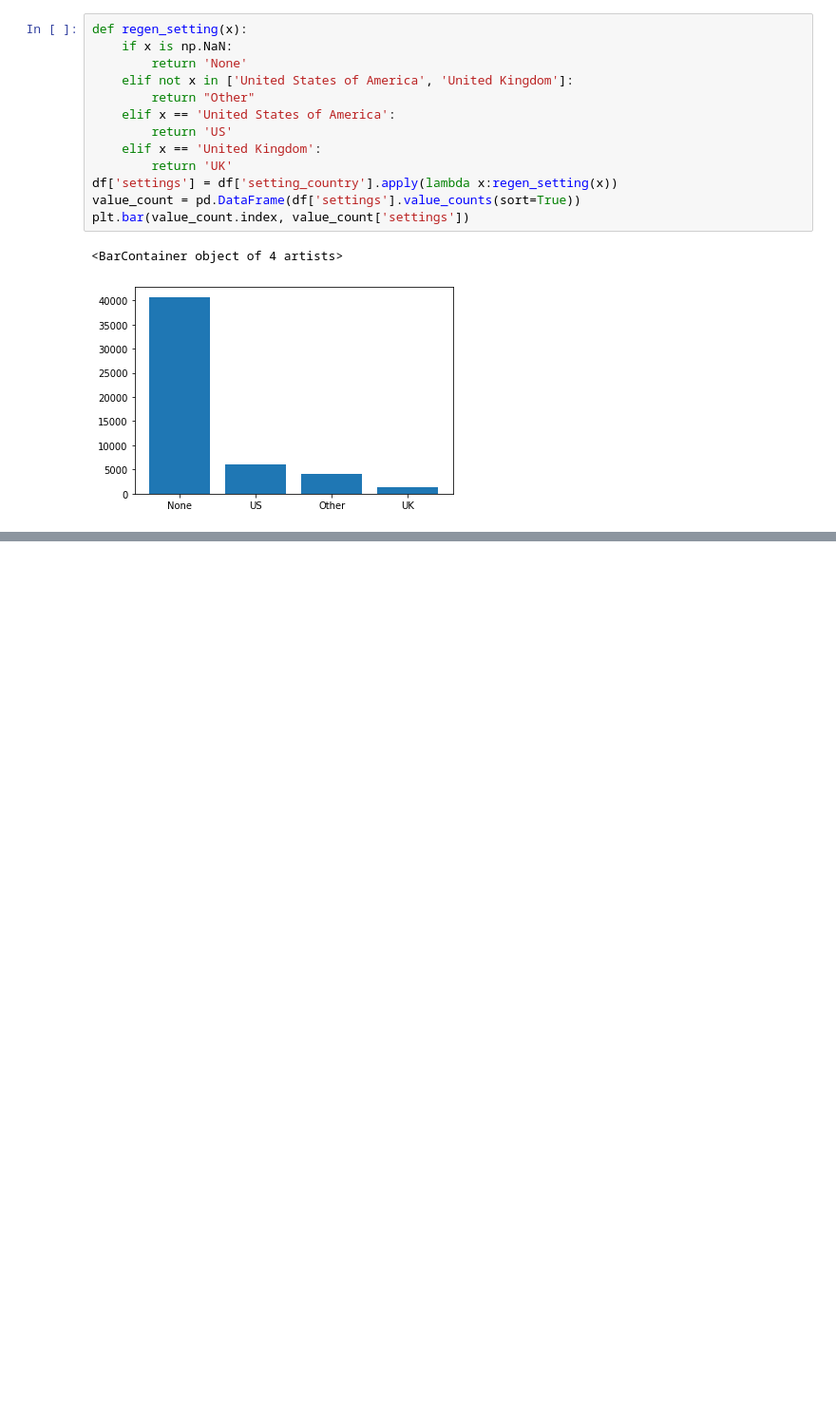
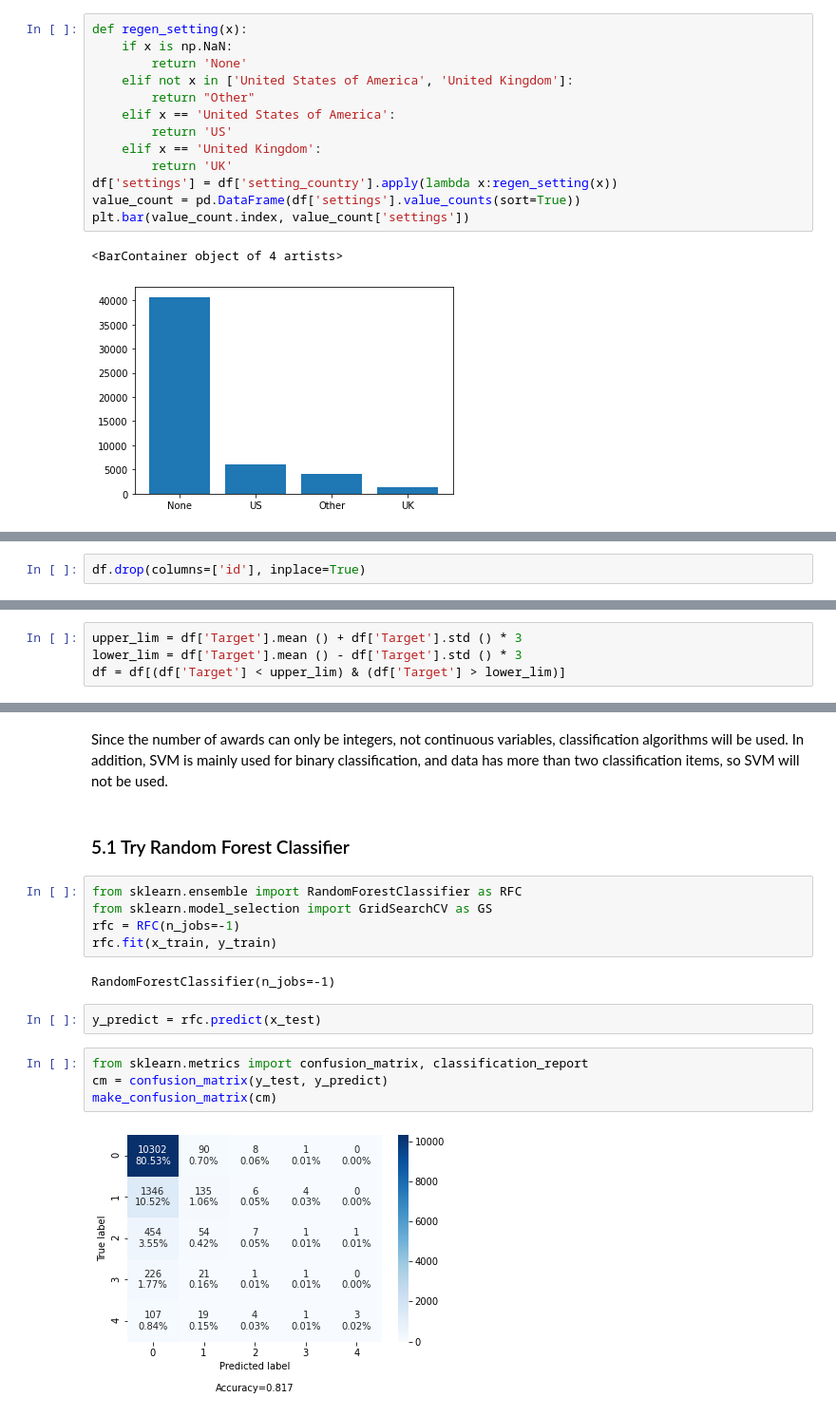
Before and after one commit to Eric-liucn/Book-Data-Analysis, a Jupyter notebook: ML.ipynb, the cells around one changed output, grey strips where cells are left out. Shown at 95% size. Saved outputs shown, nothing was run; the diff lists cells and outputs as text; blank space fills up the shorter version.

```diff
--- a/ML.ipynb
+++ b/ML.ipynb
@@ -365,0 +510,2 @@ Name: four_star_ratings, dtype: float64
+# %%
+df.drop(columns=['id'], inplace=True)
@@ -365,0 +529,4 @@ Name: four_star_ratings, dtype: float64
+# %%
+upper_lim = df['Target'].mean () + df['Target'].std () * 3
+lower_lim = df['Target'].mean () - df['Target'].std () * 3
+df = df[(df['Target'] < upper_lim) & (df['Target'] > lower_lim)]
@@ -365,0 +609,19 @@ Name: four_star_ratings, dtype: float64
+# %% [markdown]
+Since the number of awards can only be integers, not continuous variables, classification algorithms will be used. In addition, SVM is mainly used for binary classification, and data has more than two classification items, so SVM will not be used.
+# %% [markdown]
+### 5.1 Try Random Forest Classifier
+# %%
+from sklearn.ensemble import RandomForestClassifier as RFC
+from sklearn.model_selection import GridSearchCV as GS
+rfc = RFC(n_jobs=-1)
+rfc.fit(x_train, y_train)
+# %% [output]
+RandomForestClassifier(n_jobs=-1)
+# %%
+y_predict = rfc.predict(x_test)
+# %%
+from sklearn.metrics import confusion_matrix, classification_report
+cm = confusion_matrix(y_test, y_predict)
+make_confusion_matrix(cm)
+# %% [output]
+[figure, added]
```
Also changed, not shown: parts of 49 cells of this notebook.
